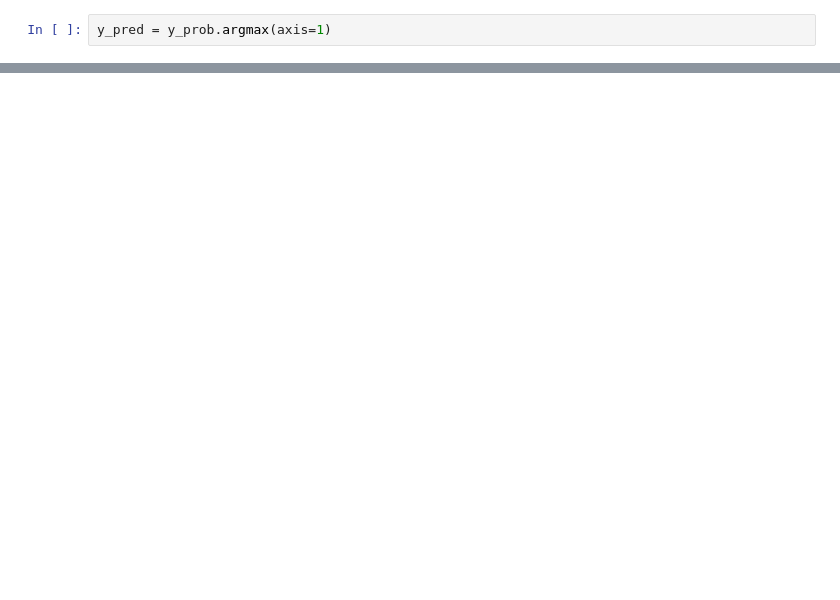
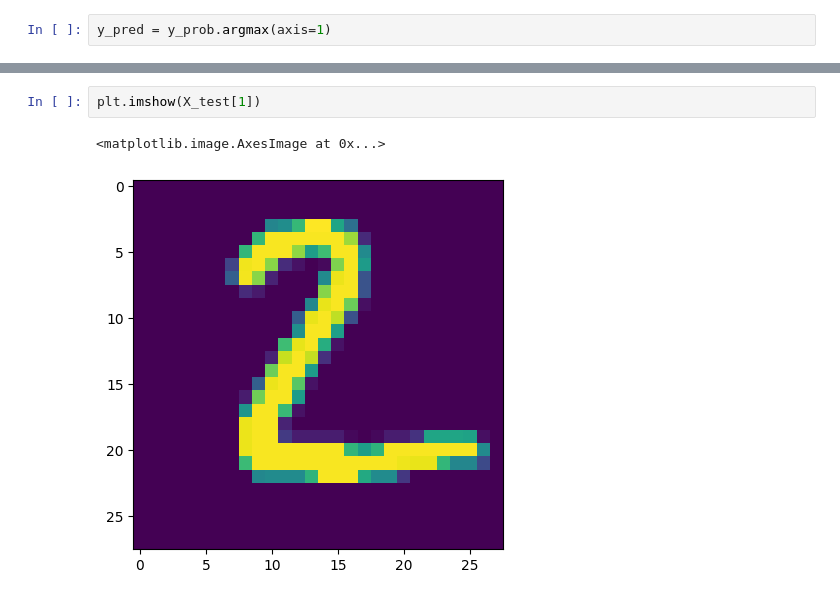
Before and after one commit to akshatraj1199/Bharat-intern, a Jupyter notebook: Number_Recognition.ipynb, the cells around one changed output, grey strips where cells are left out. Cells and saved outputs as stored; diff of their text form; blank space fills up the shorter version.

```diff
--- a/Number_Recognition.ipynb
+++ b/Number_Recognition.ipynb
@@ -238,0 +292,5 @@ accuracy_score(y_test,y_pred)
+# %%
+plt.imshow(X_test[1])
+# %% [output]
+<matplotlib.image.AxesImage at 0x...>
+[figure, added]
```
Also changed, not shown: parts of 19 cells of this notebook.
